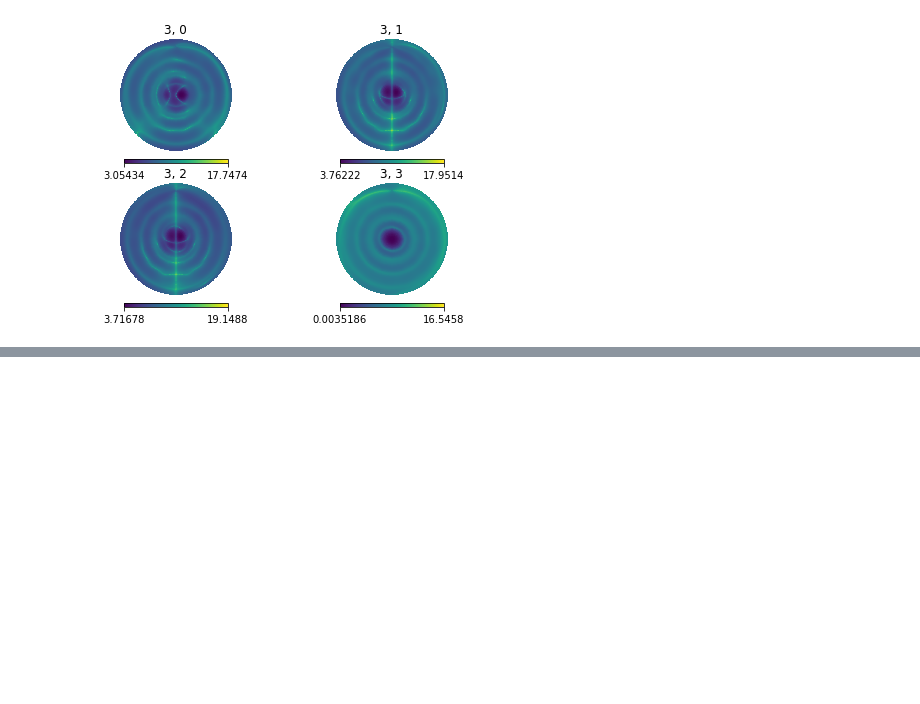
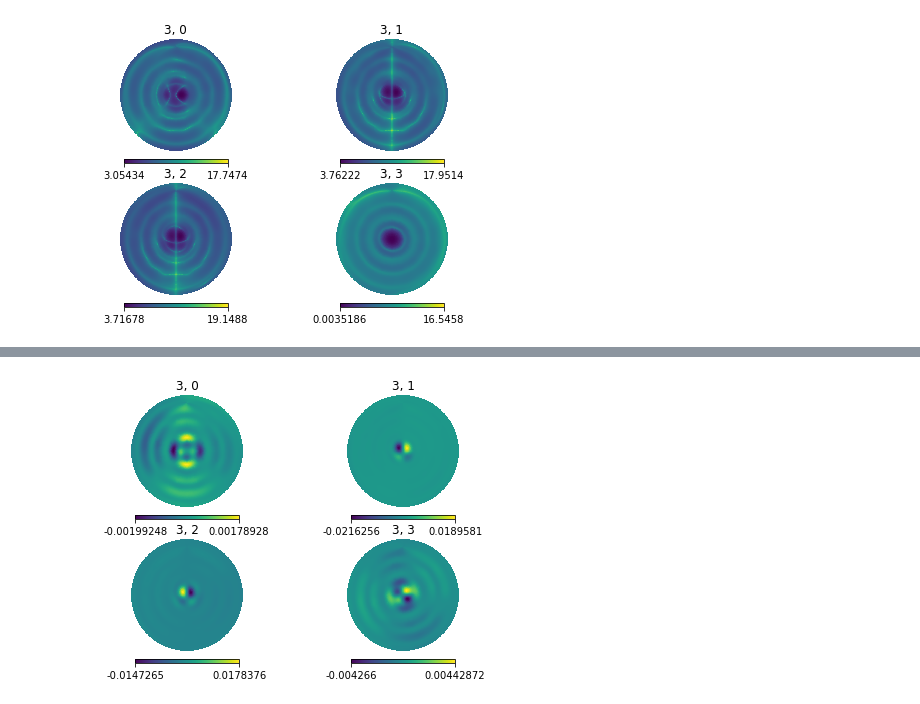
Before and after one commit to 3276908917/skyflux, a Jupyter notebook: notebooks/jones_matrices/A_Catalog.ipynb, the cells around one changed output, grey strips where cells are left out. Saved outputs shown, nothing was run; the diff lists cells and outputs as text; code cells hidden in the pictures; blank space fills up the shorter version.

```diff
--- a/notebooks/jones_matrices/A_Catalog.ipynb
+++ b/notebooks/jones_matrices/A_Catalog.ipynb
@@ -132,0 +149,4 @@ project_Ai_log(A, 3)
+# %%
+project_Ai_im(A, 3)
+# %% [output]
+[figure, added]
```
Also changed, not shown: parts of 4 cells of this notebook.
